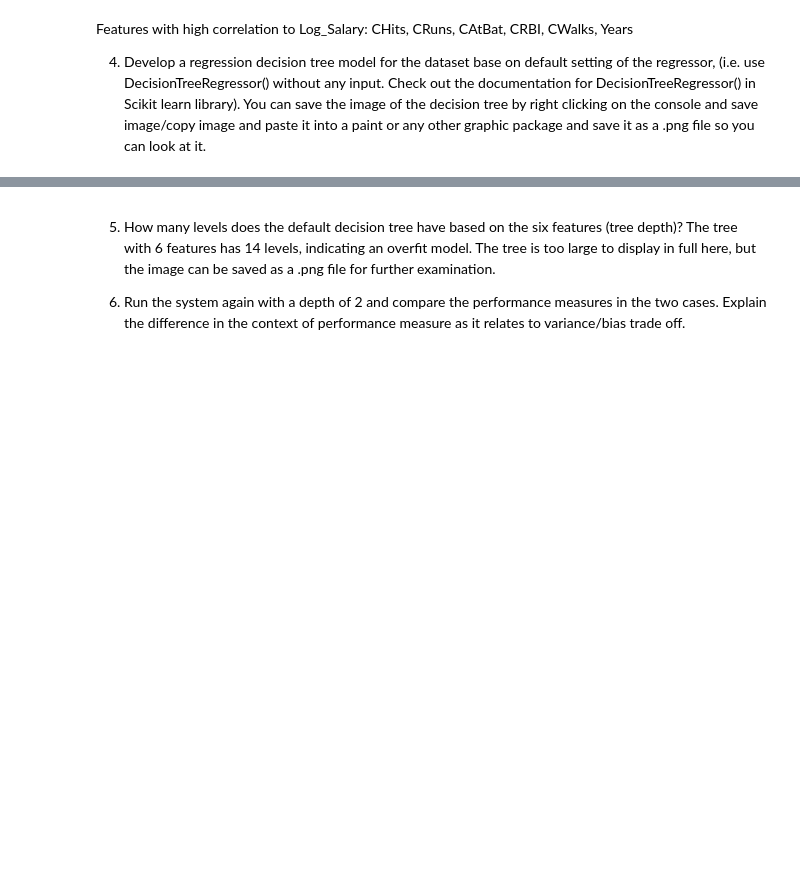
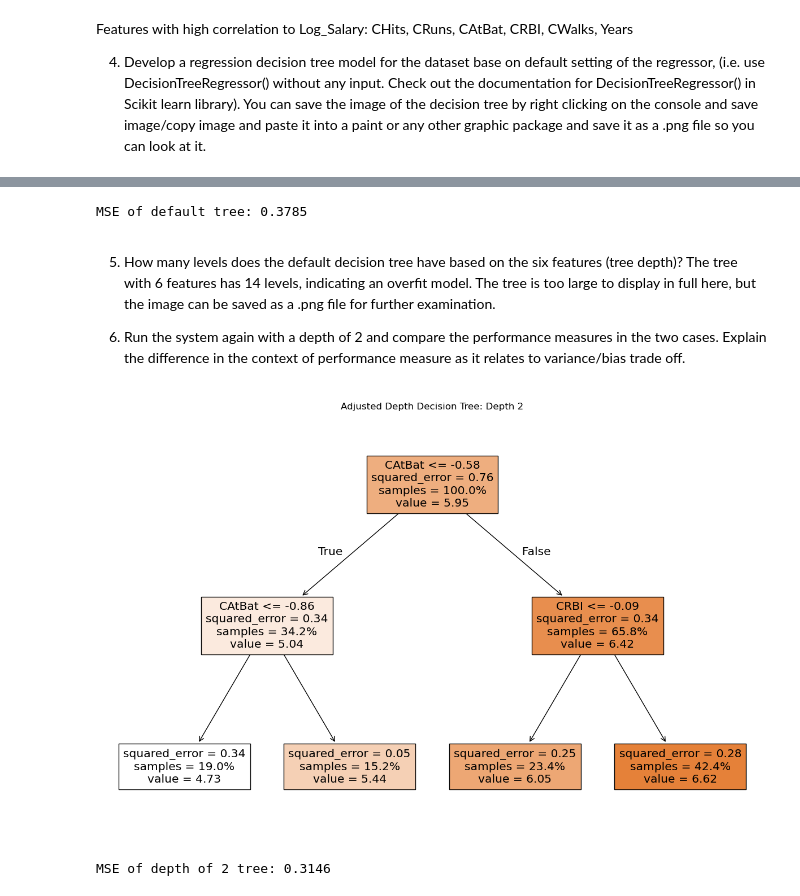
Before and after one commit to Trolann/cmpe188-assignments, a Jupyter notebook: decisiontree_assignment/descisionTree_hw_baseball_CMPE188.ipynb, the cells around one changed output, grey strips where cells are left out. Saved outputs shown, nothing was run; the diff lists cells and outputs as text; code cells hidden in the pictures; blank space fills up the shorter version.

```diff
--- a/decisiontree_assignment/descisionTree_hw_baseball_CMPE188.ipynb
+++ b/decisiontree_assignment/descisionTree_hw_baseball_CMPE188.ipynb
@@ -254,3 +254,9 @@ plt.show()
+# %%
+default_predict = default_model.predict(X_test)
+default_mse = mean_squared_error(y_test, default_predict)
+print(f"MSE of default tree: {default_mse:.4f}")
+# %% [output]
+MSE of default tree: 0.3785
 # %% [markdown]
 5. How many levels does the default decision tree have based on the six features (tree depth)?
 The tree with 6 features has 14 levels, indicating an overfit model. The tree is too large to display in full here, but the image can be saved as a .png file for further examination.
@@ -258,3 +264,22 @@ The tree with 6 features has 14 levels, indicating an overfit model. The tree is
 6. Run the system again with a depth of 2 and compare the performance measures in the
 two cases. Explain the difference in the context of performance measure as it relates to
 variance/bias trade off.
+# %%
+depth_2_model = DecisionTreeRegressor(max_depth=2)
+depth_2_model.fit(X_train, y_train)
+feature_names = X1_selected.columns if hasattr(X1_selected, 'columns') else None
+plt.figure(figsize=(12, 8))
+plot_tree(depth_2_model, filled=True,
+          feature_names=selected_feature_names,
+          precision=2, proportion=True)
+plt.title(f"Adjusted Depth Decision Tree: Depth {depth_2_model.get_depth()}")
+plt.tight_layout()
+plt.show()
+# %% [output]
+[figure, added]
+# %%
+depth_2_predict = depth_2_model.predict(X_test)
+depth_2_mse = mean_squared_error(y_test, depth_2_predict)
+print(f"MSE of depth of 2 tree: {depth_2_mse:.4f}")
+# %% [output]
+MSE of depth of 2 tree: 0.3146
```
Also changed, not shown: parts of 17 cells of this notebook, 1 other file.
